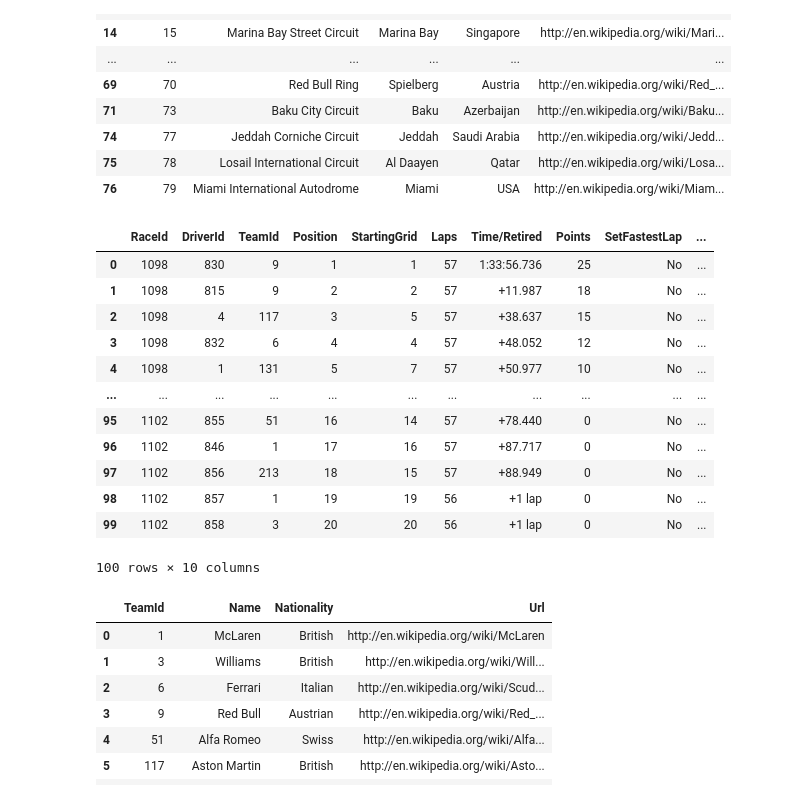
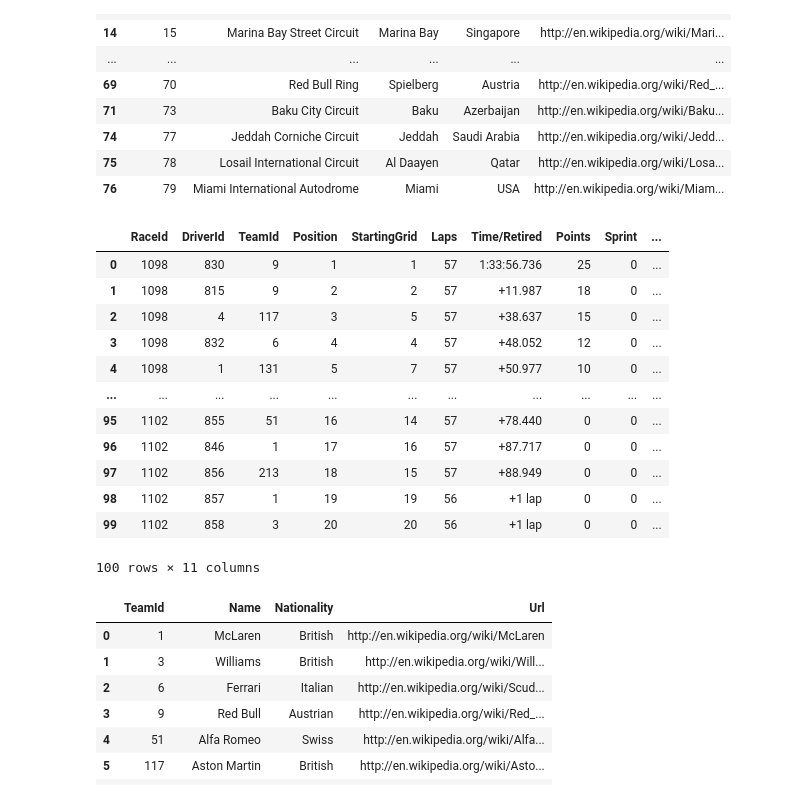
Before and after one commit to arekpaterak/formula1-app, a Jupyter notebook: Formula1/Dataset/cleaning.ipynb, the cells around one changed output. Cells and saved outputs as stored; diff of their text form; code cells hidden in the pictures.

Commit message:
Sprints

```diff
--- a/Formula1/Dataset/cleaning.ipynb
+++ b/Formula1/Dataset/cleaning.ipynb
@@ -93,47 +98,54 @@ track_to_circuit_id = {
 }
 
 race_results['CircuitId'] = race_results['Track'].apply(lambda x: track_to_circuit_id[x])
 
 team_to_team_id = {
     'Red Bull Racing Honda RBPT': 9,
     'Aston Martin Aramco Mercedes': 117,
     'Ferrari': 6,
     'Mercedes': 131,
     'Alfa Romeo Ferrari': 51,
     'Alpine Renault': 214,
     'Williams Mercedes': 3,
     'AlphaTauri Honda RBPT': 213,
     'Haas Ferrari': 210,
     'McLaren Mercedes': 1
 }
 
 race_results['TeamId'] = race_results['Team'].apply(lambda x: team_to_team_id[x])
 
 race_results = race_results.merge(drivers, on=['LastName', 'FirstName'], how='left')[[*race_results.columns.tolist(), 'DriverId']]
 
 race_results = race_results.merge(races, on='CircuitId', how='left')[[*race_results.columns.tolist(), 'RaceId']]
 
 race_results = race_results.drop(columns=['Track', 'Driver', 'Team', 'FirstName', 'LastName', 'No', 'CircuitId'])
 
 columns = race_results.columns.to_list()
 columns = list(reversed(columns[-3:])) + columns[:-3]
+race_results = race_results[columns]
 
+race_results['Sprint'] = 0
+columns = race_results.columns.to_list()
+columns = columns[:-3] + columns[-1:] + columns[-3:-1]
 race_results = race_results[columns]
-race_results
+
+display(race_results)
+
+race_results.to_csv('final/race_results.csv', index=False)
 # %% [output]
-|  | RaceId | DriverId | TeamId | Position | StartingGrid | Laps | Time/Retired | Points | SetFastestLap | ... |
-| 0 | 1098 | 830 | 9 | 1 | 1 | 57 | 1:33:56.736 | 25 | No | ... |
-| 1 | 1098 | 815 | 9 | 2 | 2 | 57 | +11.987 | 18 | No | ... |
-| 2 | 1098 | 4 | 117 | 3 | 5 | 57 | +38.637 | 15 | No | ... |
-| 3 | 1098 | 832 | 6 | 4 | 4 | 57 | +48.052 | 12 | No | ... |
-| 4 | 1098 | 1 | 131 | 5 | 7 | 57 | +50.977 | 10 | No | ... |
+|  | RaceId | DriverId | TeamId | Position | StartingGrid | Laps | Time/Retired | Points | Sprint | ... |
+| 0 | 1098 | 830 | 9 | 1 | 1 | 57 | 1:33:56.736 | 25 | 0 | ... |
+| 1 | 1098 | 815 | 9 | 2 | 2 | 57 | +11.987 | 18 | 0 | ... |
+| 2 | 1098 | 4 | 117 | 3 | 5 | 57 | +38.637 | 15 | 0 | ... |
+| 3 | 1098 | 832 | 6 | 4 | 4 | 57 | +48.052 | 12 | 0 | ... |
+| 4 | 1098 | 1 | 131 | 5 | 7 | 57 | +50.977 | 10 | 0 | ... |
 | ... | ... | ... | ... | ... | ... | ... | ... | ... | ... | ... |
-| 95 | 1102 | 855 | 51 | 16 | 14 | 57 | +78.440 | 0 | No | ... |
-| 96 | 1102 | 846 | 1 | 17 | 16 | 57 | +87.717 | 0 | No | ... |
-| 97 | 1102 | 856 | 213 | 18 | 15 | 57 | +88.949 | 0 | No | ... |
-| 98 | 1102 | 857 | 1 | 19 | 19 | 56 | +1 lap | 0 | No | ... |
-| 99 | 1102 | 858 | 3 | 20 | 20 | 56 | +1 lap | 0 | No | ... |
+| 95 | 1102 | 855 | 51 | 16 | 14 | 57 | +78.440 | 0 | 0 | ... |
+| 96 | 1102 | 846 | 1 | 17 | 16 | 57 | +87.717 | 0 | 0 | ... |
+| 97 | 1102 | 856 | 213 | 18 | 15 | 57 | +88.949 | 0 | 0 | ... |
+| 98 | 1102 | 857 | 1 | 19 | 19 | 56 | +1 lap | 0 | 0 | ... |
+| 99 | 1102 | 858 | 3 | 20 | 20 | 56 | +1 lap | 0 | 0 | ... |
-100 rows × 10 columns
+100 rows × 11 columns
 # %%
 teams = teams[teams['TeamId'].isin(team_to_team_id.values())]
 teams.reset_index(drop=True, inplace=True)
```
Also changed, not shown: parts of 5 cells of this notebook, 13 other files.
